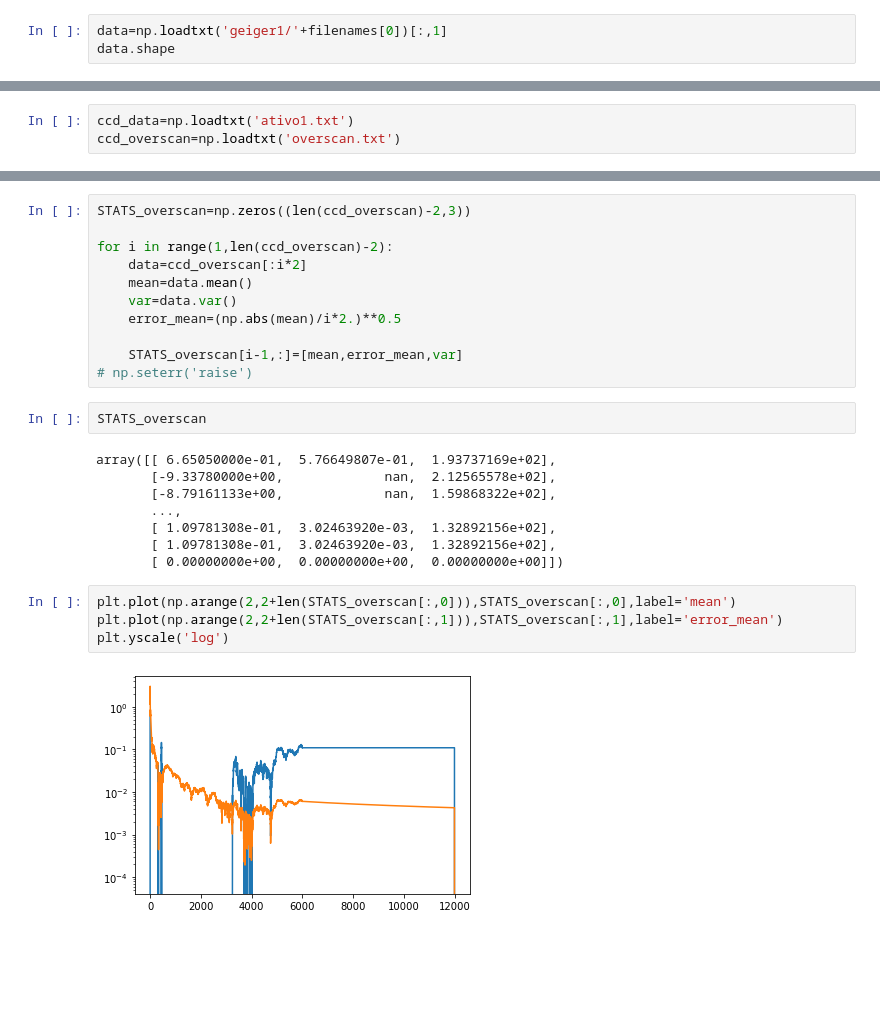
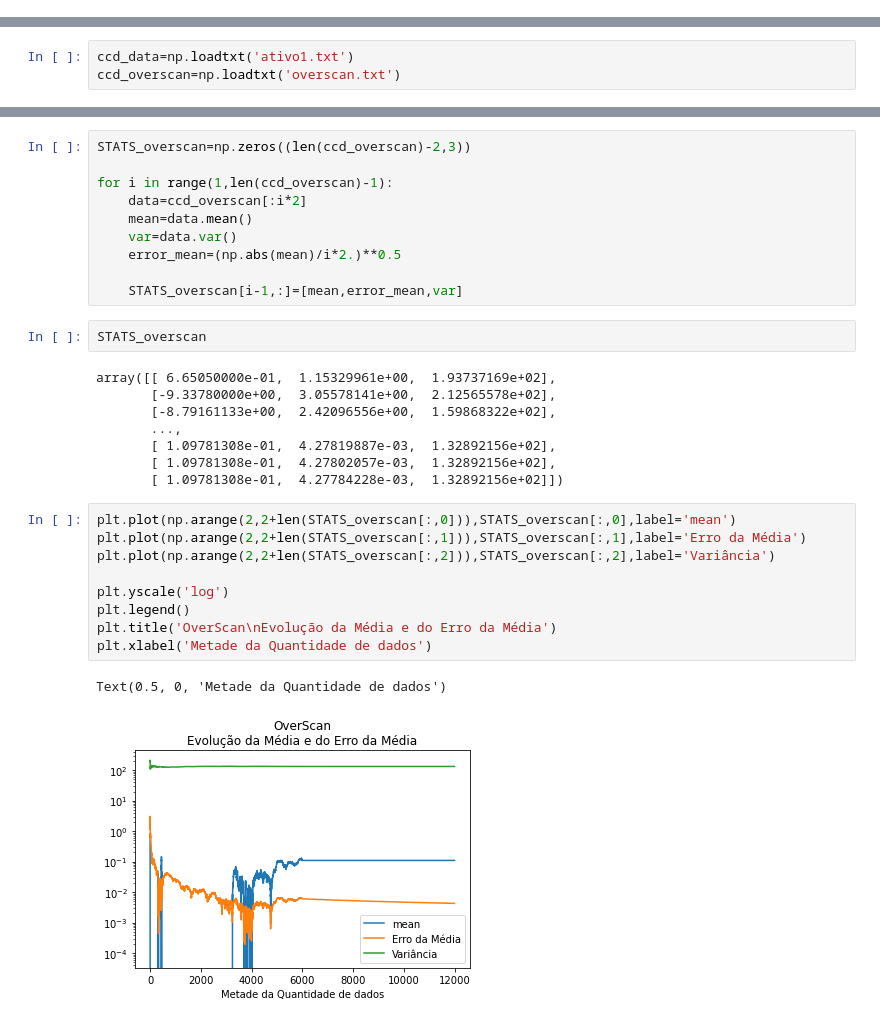
Before and after one commit to estevanmendes/LABIV, a Jupyter notebook: codigo_analise_v1.ipynb, the cells around one changed output, grey strips where cells are left out. Saved outputs shown, nothing was run; the diff lists cells and outputs as text; blank space fills up the shorter version.

```diff
--- a/codigo_analise_v1.ipynb
+++ b/codigo_analise_v1.ipynb
@@ -9,5 +13,2 @@ from lmfit import Model
 # %%
 _, _, filenames = next(walk('geiger1'))
-# %%
-data=np.loadtxt('geiger1/'+filenames[0])[:,1]
-data.shape
@@ -231,27 +228,32 @@ ax[1].hist(ccd_data,bins=50,density=True)
 # %%
 STATS_overscan=np.zeros((len(ccd_overscan)-2,3))
 
-for i in range(1,len(ccd_overscan)-2):
+for i in range(1,len(ccd_overscan)-1):
     data=ccd_overscan[:i*2]
     mean=data.mean()
     var=data.var()
     error_mean=(np.abs(mean)/i*2.)**0.5
 
     STATS_overscan[i-1,:]=[mean,error_mean,var]
-# np.seterr('raise')
 # %%
 STATS_overscan
 # %% [output]
-array([[ 6.65050000e-01,  5.76649807e-01,  1.93737169e+02],
-       [-9.33780000e+00,             nan,  2.12565578e+02],
-       [-8.79161133e+00,             nan,  1.59868322e+02],
+array([[ 6.65050000e-01,  1.15329961e+00,  1.93737169e+02],
+       [-9.33780000e+00,  3.05578141e+00,  2.12565578e+02],
+       [-8.79161133e+00,  2.42096556e+00,  1.59868322e+02],
        ...,
-       [ 1.09781308e-01,  3.02463920e-03,  1.32892156e+02],
-       [ 1.09781308e-01,  3.02463920e-03,  1.32892156e+02],
-       [ 0.00000000e+00,  0.00000000e+00,  0.00000000e+00]])
+       [ 1.09781308e-01,  4.27819887e-03,  1.32892156e+02],
+       [ 1.09781308e-01,  4.27802057e-03,  1.32892156e+02],
+       [ 1.09781308e-01,  4.27784228e-03,  1.32892156e+02]])
 # %%
 plt.plot(np.arange(2,2+len(STATS_overscan[:,0])),STATS_overscan[:,0],label='mean')
-plt.plot(np.arange(2,2+len(STATS_overscan[:,1])),STATS_overscan[:,1],label='error_mean')
+plt.plot(np.arange(2,2+len(STATS_overscan[:,1])),STATS_overscan[:,1],label='Erro da Média')
+plt.plot(np.arange(2,2+len(STATS_overscan[:,2])),STATS_overscan[:,2],label='Variância')
+
 plt.yscale('log')
+plt.legend()
+plt.title('OverScan\nEvolução da Média e do Erro da Média')
+plt.xlabel('Metade da Quantidade de dados')
 # %% [output]
+Text(0.5, 0, 'Metade da Quantidade de dados')
-[figure, old version]
+[figure, new version]
```
Also changed, not shown: parts of 15 cells of this notebook.
